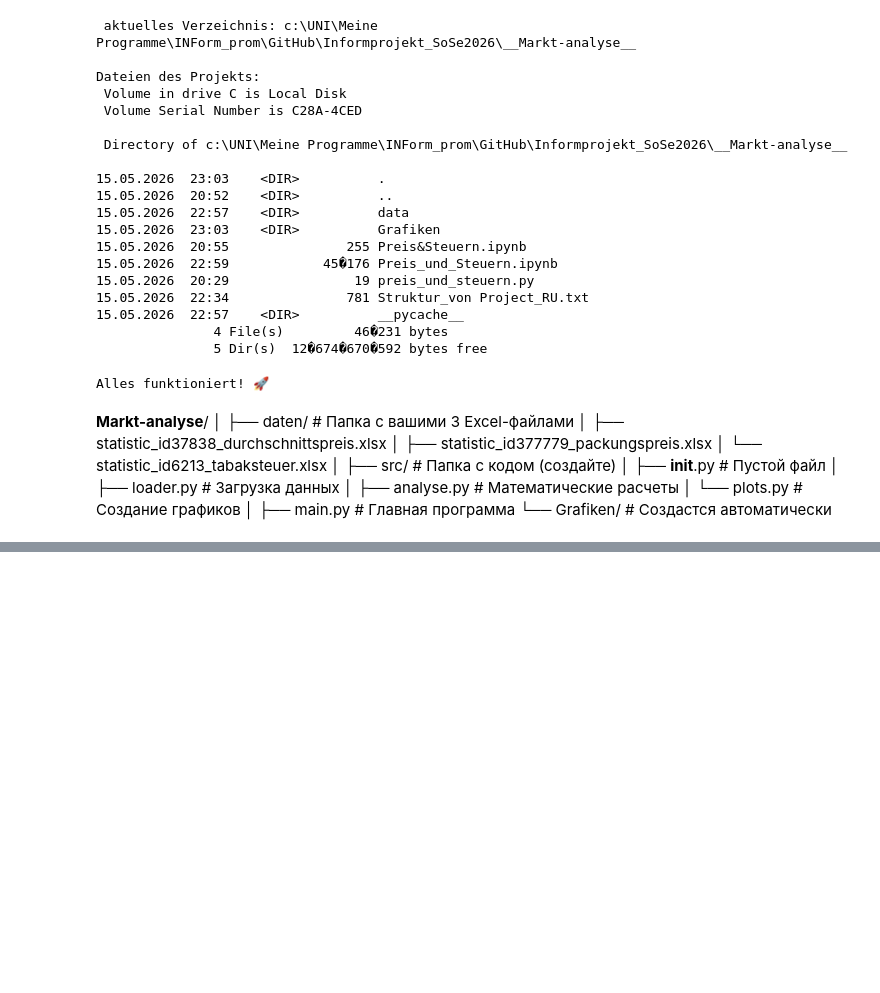
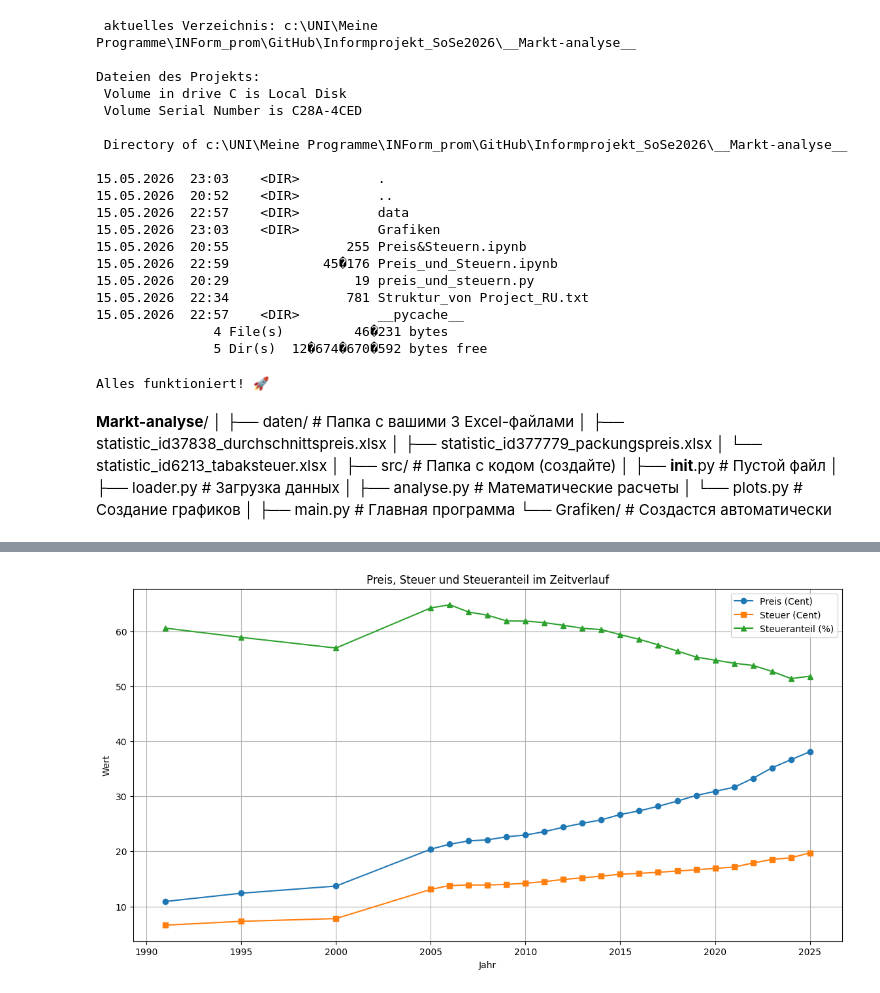
Before and after one commit to evda1011/Informprojekt_SoSe2026, a Jupyter notebook: __Markt-analyse__/Preis_und_Steuern.ipynb, the cells around one changed output, grey strips where cells are left out. Cells and saved outputs as stored; diff of their text form; code cells hidden in the pictures; blank space fills up the shorter version.

```diff
--- a/__Markt-analyse__/Preis_und_Steuern.ipynb
+++ b/__Markt-analyse__/Preis_und_Steuern.ipynb
@@ -141,0 +927,17 @@ Ordner 'Grafiken' existiert bereits.
+# %%
+plt.figure(figsize=(14, 7))
+
+plt.plot(jahre_zig, preis_zig_cent, label='Preis (Cent)', marker='o')
+plt.plot(jahre_zig, steuer_zig_cent, label='Steuer (Cent)', marker='s')
+plt.plot(jahre_zig, steueranteil_prozent, label='Steueranteil (%)', marker='^')
+
+plt.xlabel('Jahr')
+plt.ylabel('Wert')
+plt.title('Preis, Steuer und Steueranteil im Zeitverlauf')
+
+plt.legend()
+plt.grid(True)
+
+plt.show()
+# %% [output]
+[figure, added]
```
Also changed, not shown: parts of 15 cells of this notebook, 1 other file.
